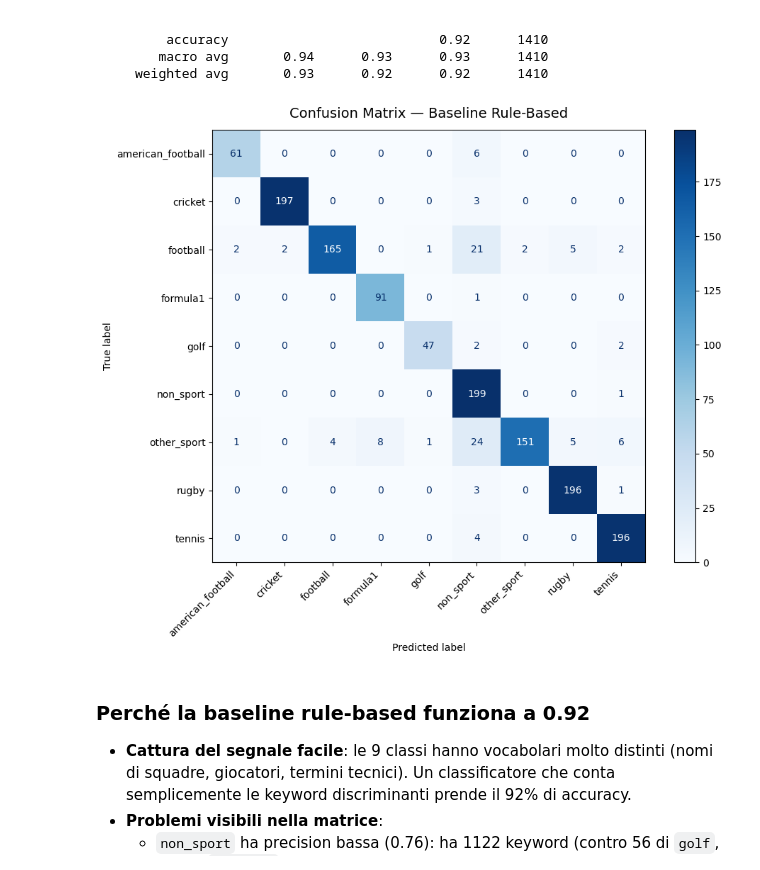
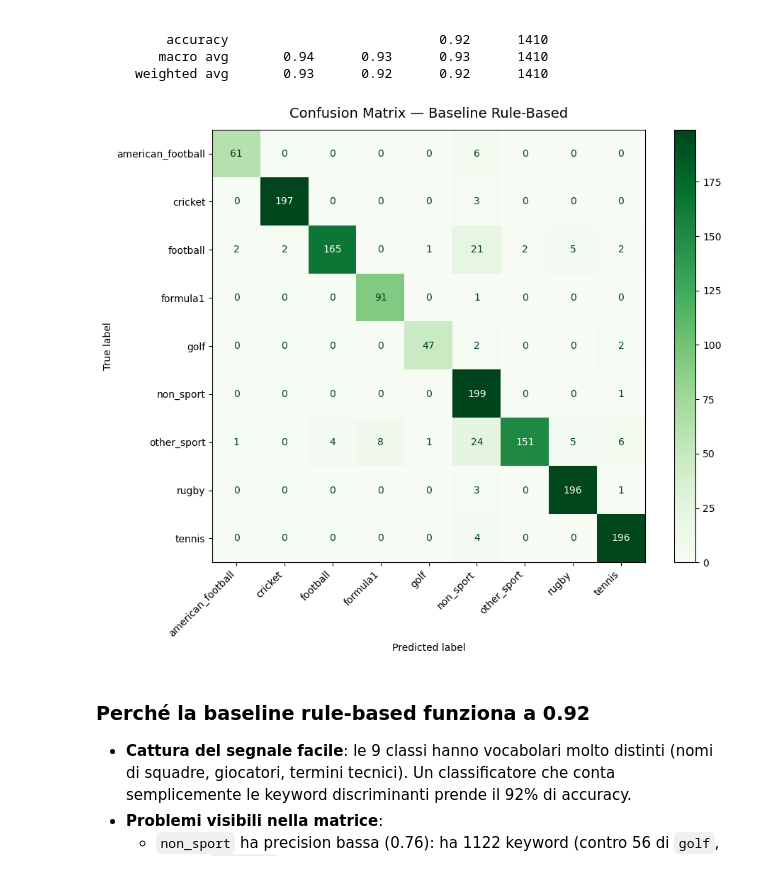
Before and after one commit to marcosoldani/scraping_BBC_NLP, a Jupyter notebook: Step2/Task2.ipynb, the cells around one changed output. Cells and saved outputs as stored; diff of their text form; code cells hidden in the pictures.

```diff
--- a/Step2/Task2.ipynb
+++ b/Step2/Task2.ipynb
@@ -151,21 +211,40 @@ for cls in CLASSI:
 Per ogni articolo contiamo le keyword di ciascuna classe. La classe con il punteggio più alto vince. In caso di pareggio totale → `non_sport`.
 # %%
 def classificatore_rule_based(tokens: list[str], kw: dict) -> str:
-    punteggi = {cls: sum(1 for t in tokens if t in kw[cls]) for cls in CLASSI}
+    # Calcola un punteggio per ogni classe:
+    # numero di token presenti nelle keyword della classe
+    punteggi = {
+        cls: sum(1 for t in tokens if t in kw[cls])
+        for cls in CLASSI
+    }
+
+    # Classe con punteggio massimo
     best_cls = max(punteggi, key=punteggi.get)
+
+    # Se nessuna keyword matcha, fallback a 'non_sport'
     if punteggi[best_cls] == 0:
         return "non_sport"
+
     return best_cls
 
+
+# Copia del test set per evitare modifiche al dataframe originale
 df_test = df_test.copy()
+
+# Applicazione del classificatore rule-based
 df_test["predizione"] = df_test["tokens"].apply(
     lambda t: classificatore_rule_based(t, keyword_per_classe)
 )
 
+# Esempi di predizione
 print("Esempi di predizione:")
 for _, riga in df_test.head(10).iterrows():
     ok = "✓" if riga["predizione"] == riga["label"] else "✗"
-    print(f"  {ok} vero={riga['label']:20s}  pred={riga['predizione']:20s}  {riga['title'][:50]}")
+    print(
+        f"  {ok} vero={riga['label']:20s}  "
+        f"pred={riga['predizione']:20s}  "
+        f"{riga['title'][:50]}"
+    )
 # %% [output]
 Esempi di predizione:
   ✓ vero=football              pred=football              Blackpool sign Walters, Anderson and Clarkson
@@ -203,23 +292,37 @@ american_football       0.95      0.91      0.93        67
 # %%
 import os
 
+# Ordinamento delle etichette per mantenere coerenza nella confusion matrix
 labels_ord = sorted(df["label"].unique())
+
+# Calcolo della matrice di confusione
 cm = confusion_matrix(y_true, y_pred, labels=labels_ord)
 
+# Creazione figura
 fig, ax = plt.subplots(figsize=(10, 8))
+
+# Visualizzazione confusion matrix
 disp = ConfusionMatrixDisplay(confusion_matrix=cm, display_labels=labels_ord)
-disp.plot(cmap="Blues", ax=ax, values_format="d")
+disp.plot(cmap="Greens", ax=ax, values_format="d")
 
+# Titolo del grafico
 ax.set_title("Confusion Matrix — Baseline Rule-Based", fontsize=14, pad=12)
+
+# Rotazione etichette asse X per leggibilità
 plt.xticks(rotation=45, ha='right')
+
 plt.tight_layout()
 
-os.makedirs("output", exist_ok=True)  # <-- crea la cartella se non esiste
+# Creazione directory output se non esiste
+os.makedirs("output", exist_ok=True)
 
+# Salvataggio immagine
 plt.savefig("output/confusion_matrix_baseline.png", dpi=150)
+
+# Visualizzazione grafico
 plt.show()
 # %% [output]
-[figure, old version]
+[figure, new version]
 # %% [markdown]
 ### Perché la baseline rule-based funziona a 0.92
 
```
Also changed, not shown: parts of 9 cells of this notebook, 1 other file.
